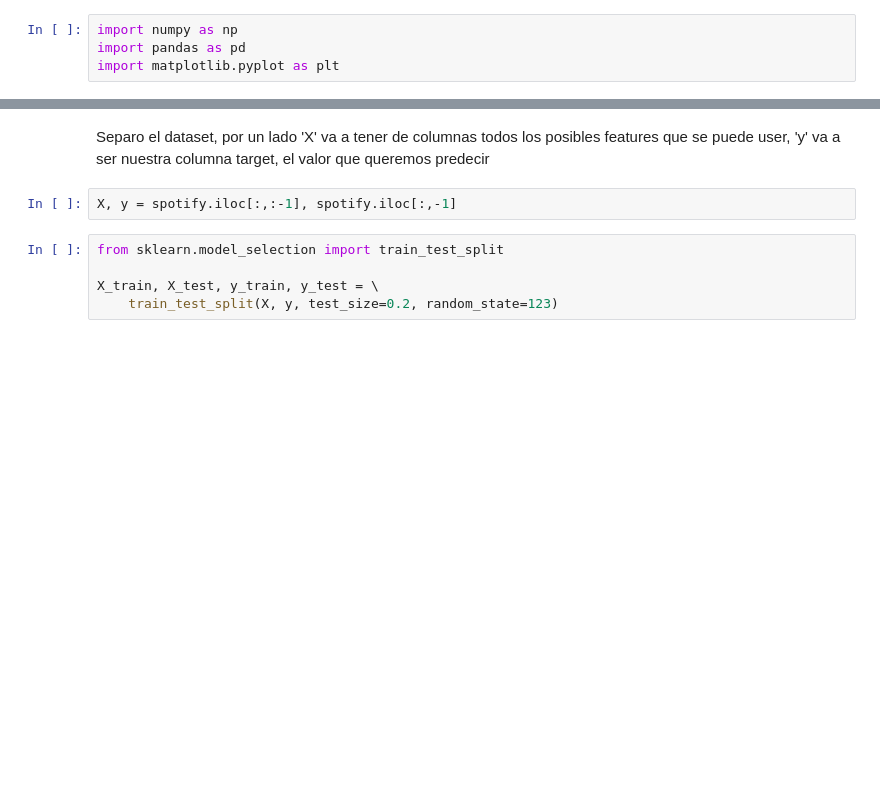
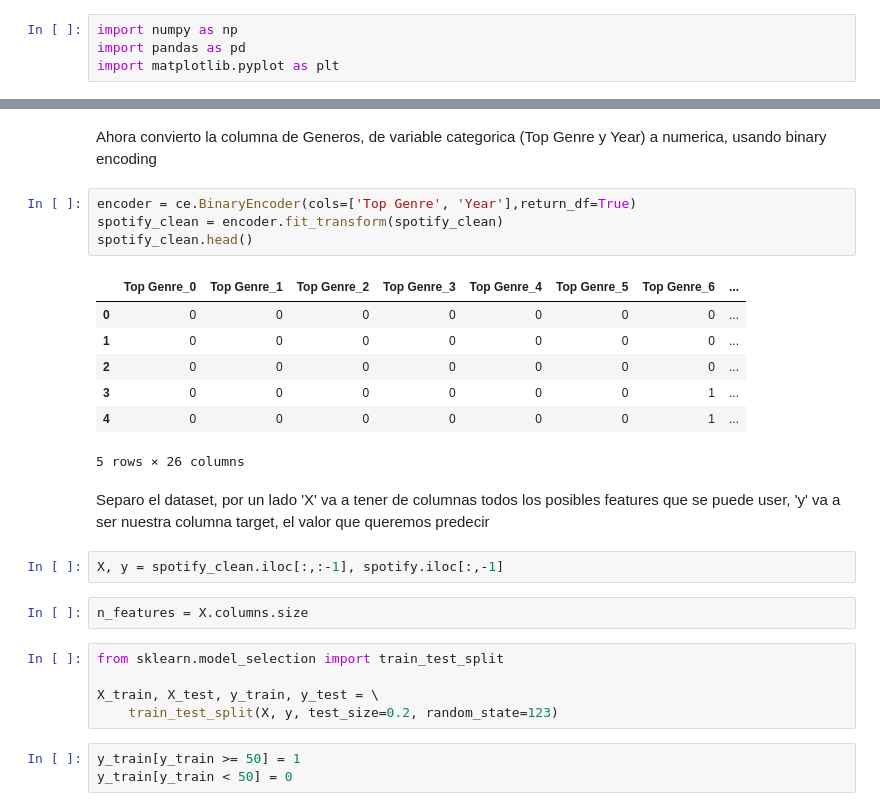
Before and after one commit to JuanOpizzi/IA-Spotify, a Jupyter notebook: Analisis_IA.ipynb, the cells around one changed output, grey strips where cells are left out. Drawn from its saved outputs; the diff is of its cells as text; blank space fills up the shorter version.

```diff
--- a/Analisis_IA.ipynb
+++ b/Analisis_IA.ipynb
@@ -20,9 +80,28 @@ spotify.head()
+# %% [markdown]
+Ahora convierto la columna de Generos, de variable categorica (Top Genre y Year) a numerica, usando binary encoding
+# %%
+encoder = ce.BinaryEncoder(cols=['Top Genre', 'Year'],return_df=True)
+spotify_clean = encoder.fit_transform(spotify_clean)
+spotify_clean.head()
+# %% [output]
+|  | Top Genre_0 | Top Genre_1 | Top Genre_2 | Top Genre_3 | Top Genre_4 | Top Genre_5 | Top Genre_6 | ... |
+| 0 | 0 | 0 | 0 | 0 | 0 | 0 | 0 | ... |
+| 1 | 0 | 0 | 0 | 0 | 0 | 0 | 0 | ... |
+| 2 | 0 | 0 | 0 | 0 | 0 | 0 | 0 | ... |
+| 3 | 0 | 0 | 0 | 0 | 0 | 0 | 1 | ... |
+| 4 | 0 | 0 | 0 | 0 | 0 | 0 | 1 | ... |
+5 rows × 26 columns
 # %% [markdown]
 Separo el dataset, por un lado 'X' va a tener de columnas todos los posibles features que se puede user, 'y' va a ser nuestra columna target, el valor que queremos predecir
 # %%
-X, y = spotify.iloc[:,:-1], spotify.iloc[:,-1]
+X, y = spotify_clean.iloc[:,:-1], spotify.iloc[:,-1]
+# %%
+n_features = X.columns.size
 # %%
 from sklearn.model_selection import train_test_split
 
 X_train, X_test, y_train, y_test = \
     train_test_split(X, y, test_size=0.2, random_state=123)
+# %%
+y_train[y_train >= 50] = 1
+y_train[y_train < 50] = 0
```
Also changed, not shown: parts of 14 cells of this notebook.
